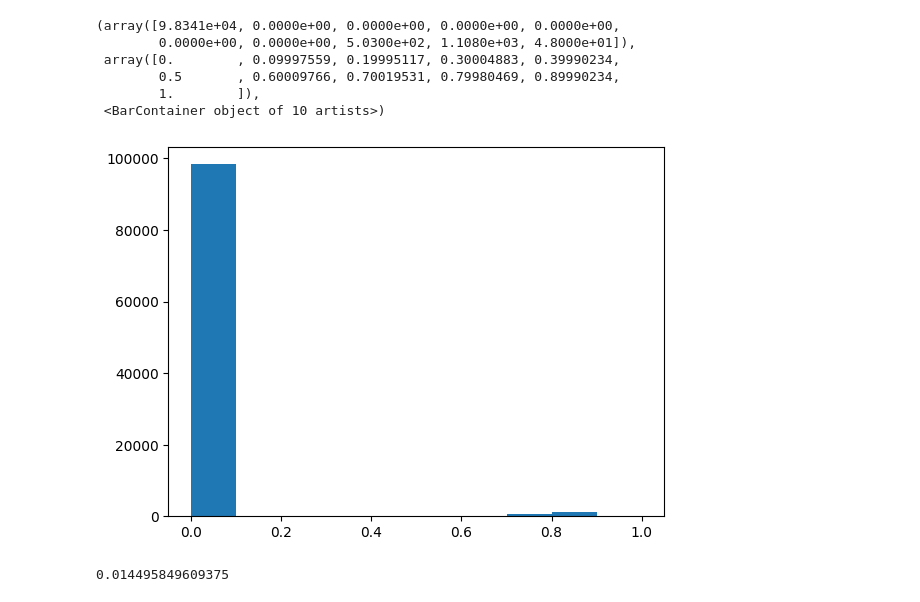
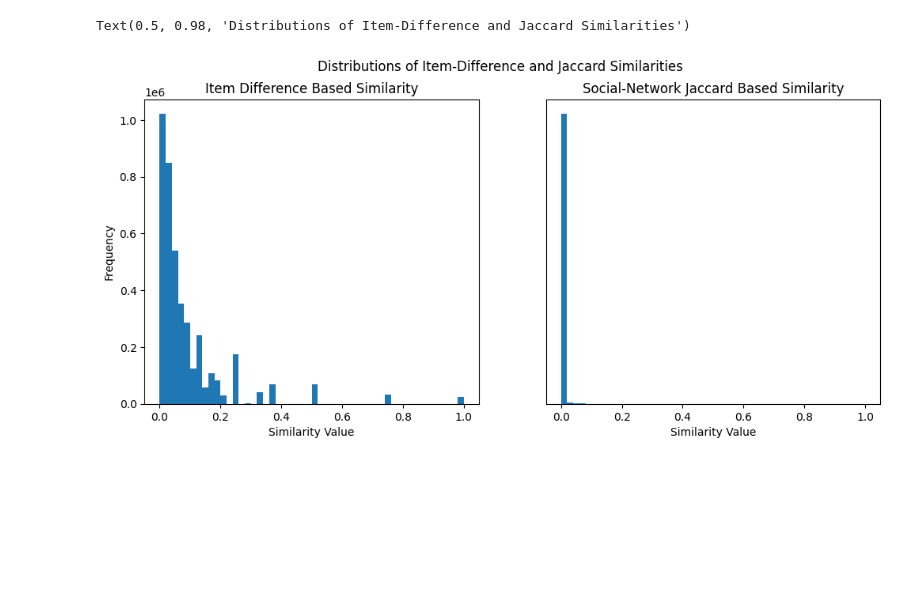
Before and after one commit to sajmon170/trust-based-recommendation-systems, a Jupyter notebook: Code/Analysis.ipynb, the cells around one changed output. Drawn from its saved outputs; the diff is of its cells as text; code cells hidden in the pictures; blank space fills up the shorter version.

```diff
--- a/Code/Analysis.ipynb
+++ b/Code/Analysis.ipynb
@@ -567,14 +583,20 @@ plt.hist(vals)
-# %%
-plt.hist(transformed_matrix_power)
-# %% [output]
-(array([9.8341e+04, 0.0000e+00, 0.0000e+00, 0.0000e+00, 0.0000e+00,
-        0.0000e+00, 0.0000e+00, 5.0300e+02, 1.1080e+03, 4.8000e+01]),
- array([0.        , 0.09997559, 0.19995117, 0.30004883, 0.39990234,
-        0.5       , 0.60009766, 0.70019531, 0.79980469, 0.89990234,
-        1.        ]),
- <BarContainer object of 10 artists>)
-[figure, removed]
-# %%
-np.percentile(points, 99)
-# %% [output]
-0.014495849609375
+# %%
+
+plt.figure(figsize=(12, 5))
+
+plt.subplot(1,2,1)
+plt.title("Item Difference Based Similarity")
+plt.hist(vals, bins=50)
+plt.ylabel("Frequency")
+plt.xlabel("Similarity Value")
+
+plt.subplot(1,2,2)
+plt.title("Social-Network Jaccard Based Similarity")
+plt.hist(points, bins=50)
+plt.yticks([])
+plt.xlabel("Similarity Value")
+
+plt.suptitle("Distributions of Item-Difference and Jaccard Similarities")
+# %% [output]
+Text(0.5, 0.98, 'Distributions of Item-Difference and Jaccard Similarities')
+[figure, added]
```
Also changed, not shown: parts of 9 cells of this notebook, 13 other files.
